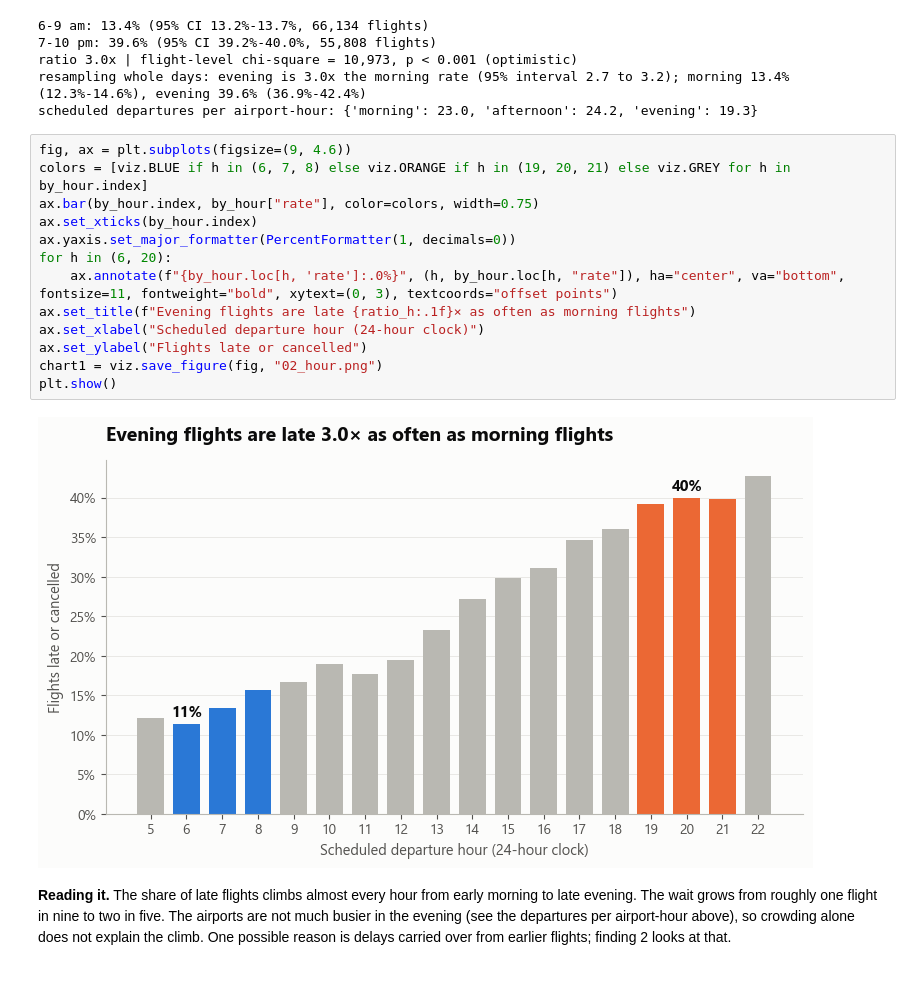
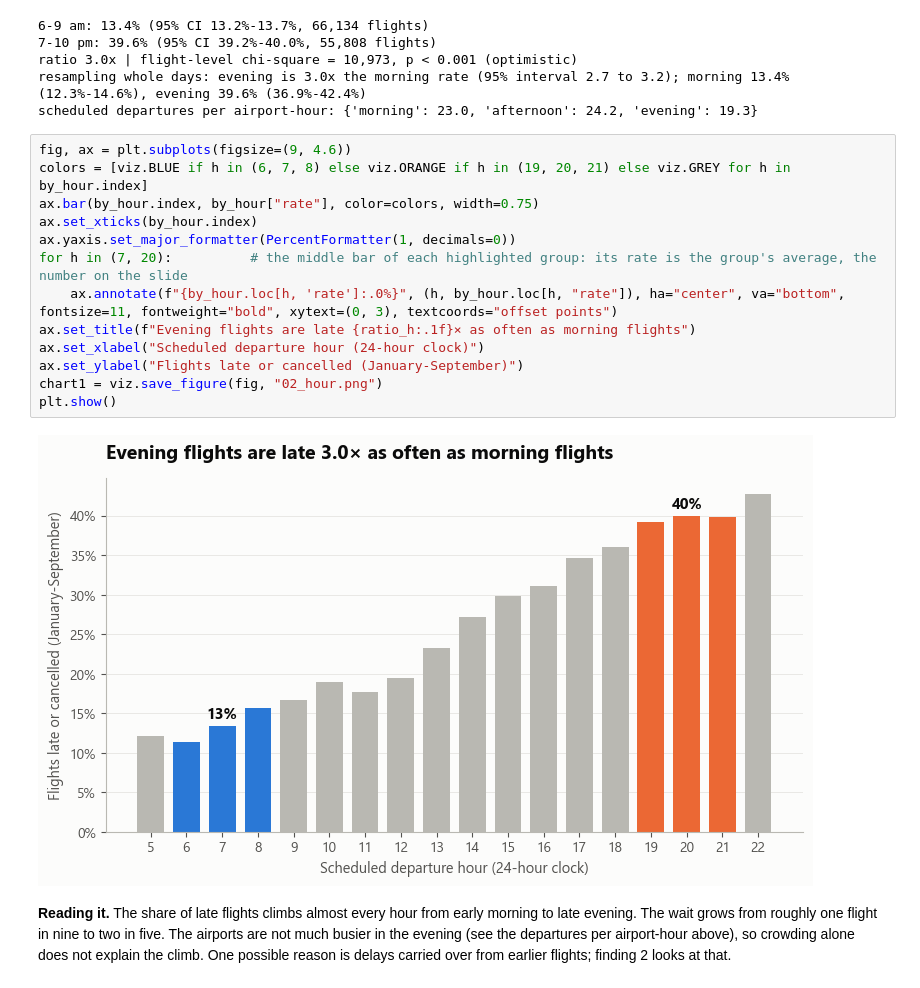
Before and after one commit to bssam99/nyc-flights-2023-delay-prediction, a Jupyter notebook: notebooks/02_explore.ipynb, the cells around one changed output. Drawn from its saved outputs; the diff is of its cells as text.

```diff
--- a/notebooks/02_explore.ipynb
+++ b/notebooks/02_explore.ipynb
@@ -109,18 +109,18 @@ scheduled departures per airport-hour: {'morning': 23.0, 'afternoon': 24.2, 'eve
 # %%
 fig, ax = plt.subplots(figsize=(9, 4.6))
 colors = [viz.BLUE if h in (6, 7, 8) else viz.ORANGE if h in (19, 20, 21) else viz.GREY for h in by_hour.index]
 ax.bar(by_hour.index, by_hour["rate"], color=colors, width=0.75)
 ax.set_xticks(by_hour.index)
 ax.yaxis.set_major_formatter(PercentFormatter(1, decimals=0))
-for h in (6, 20):
+for h in (7, 20):          # the middle bar of each highlighted group: its rate is the group's average, the number on the slide
     ax.annotate(f"{by_hour.loc[h, 'rate']:.0%}", (h, by_hour.loc[h, "rate"]), ha="center", va="bottom", fontsize=11, fontweight="bold", xytext=(0, 3), textcoords="offset points")
 ax.set_title(f"Evening flights are late {ratio_h:.1f}× as often as morning flights")
 ax.set_xlabel("Scheduled departure hour (24-hour clock)")
-ax.set_ylabel("Flights late or cancelled")
+ax.set_ylabel("Flights late or cancelled (January-September)")
 chart1 = viz.save_figure(fig, "02_hour.png")
 plt.show()
 # %% [output]
-[figure, old version]
+[figure, new version]
 # %% [markdown]
 **Reading it.** The share of late flights climbs almost every hour from early morning to late evening. The wait grows from roughly one flight in nine to two in five. The airports are not much busier in the evening (see the departures per airport-hour above), so crowding alone does not explain the climb. One possible reason is delays carried over from earlier flights; finding 2 looks at that.
 # %%
```
Also changed, not shown: parts of 3 cells of this notebook, 21 other files.
